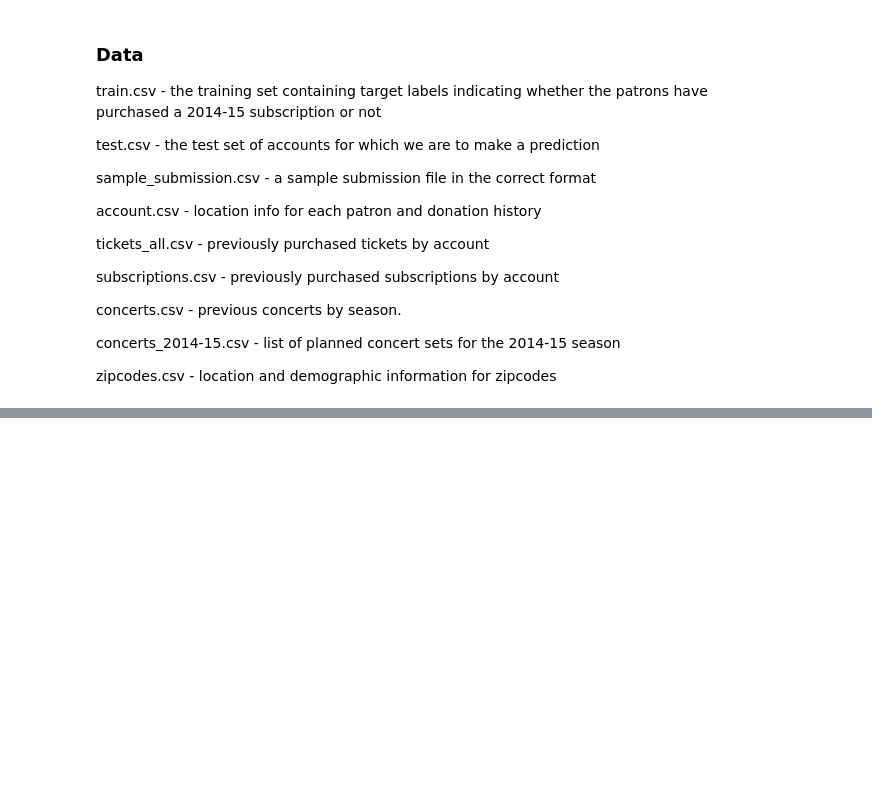
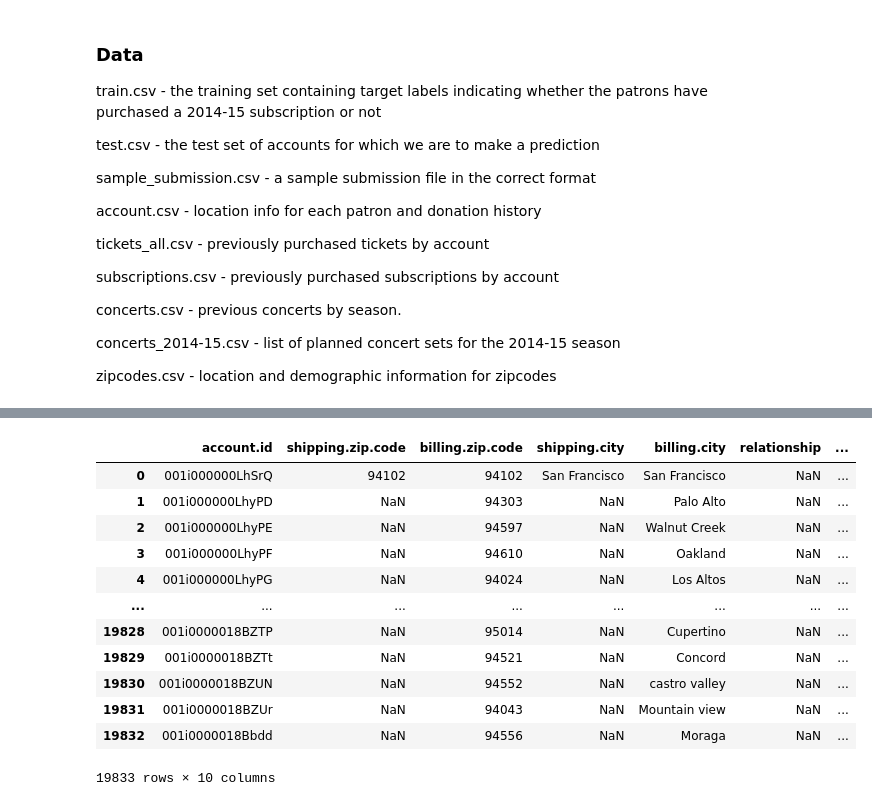
Before and after one commit to zihanxing/MusicSubscription_Prediction, a Jupyter notebook: main.ipynb, the cells around one changed output, grey strips where cells are left out. Drawn from its saved outputs; the diff is of its cells as text; code cells hidden in the pictures; blank space fills up the shorter version.

```diff
--- a/main.ipynb
+++ b/main.ipynb
@@ -103,0 +158,16 @@ df_sub
+# %%
+df_account
+# %% [output]
+|  | account.id | shipping.zip.code | billing.zip.code | shipping.city | billing.city | relationship | ... |
+| 0 | 001i000000LhSrQ | 94102 | 94102 | San Francisco | San Francisco | NaN | ... |
+| 1 | 001i000000LhyPD | NaN | 94303 | NaN | Palo Alto | NaN | ... |
+| 2 | 001i000000LhyPE | NaN | 94597 | NaN | Walnut Creek | NaN | ... |
+| 3 | 001i000000LhyPF | NaN | 94610 | NaN | Oakland | NaN | ... |
+| 4 | 001i000000LhyPG | NaN | 94024 | NaN | Los Altos | NaN | ... |
+| ... | ... | ... | ... | ... | ... | ... | ... |
+| 19828 | 001i0000018BZTP | NaN | 95014 | NaN | Cupertino | NaN | ... |
+| 19829 | 001i0000018BZTt | NaN | 94521 | NaN | Concord | NaN | ... |
+| 19830 | 001i0000018BZUN | NaN | 94552 | NaN | castro valley | NaN | ... |
+| 19831 | 001i0000018BZUr | NaN | 94043 | NaN | Mountain view | NaN | ... |
+| 19832 | 001i0000018Bbdd | NaN | 94556 | NaN | Moraga | NaN | ... |
+19833 rows × 10 columns
```
Also changed, not shown: parts of 47 cells of this notebook, 1 other file.
